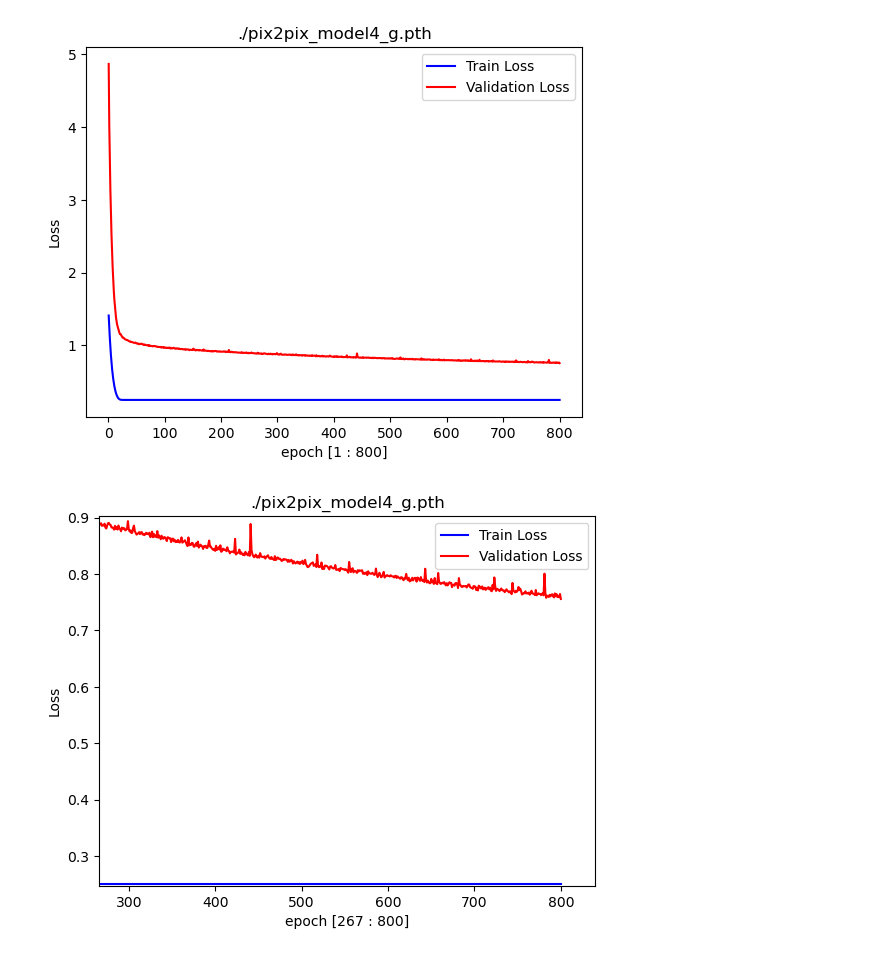
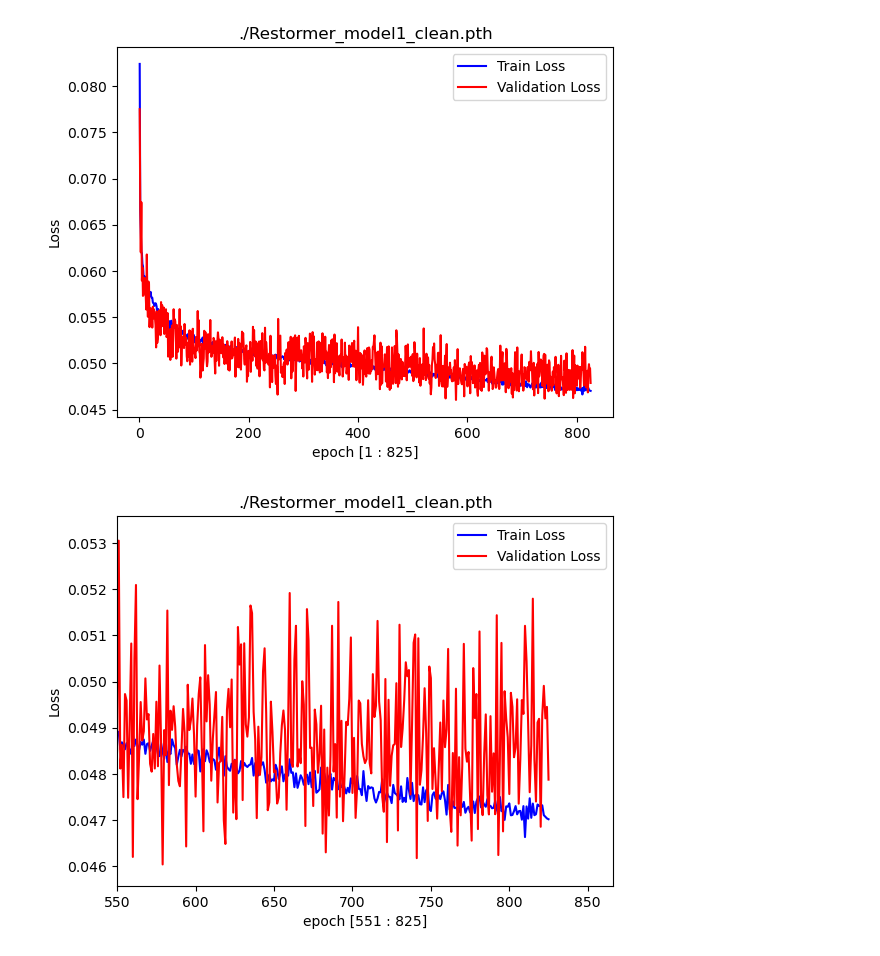
Before and after one commit to joohyun7u/mlp_compitition, a Jupyter notebook: cjh/loss/loss_visual.ipynb, the cells around one changed output. Drawn from its saved outputs; the diff is of its cells as text; code cells hidden in the pictures.

Commit message:
restormer submit

```diff
--- a/cjh/loss/loss_visual.ipynb
+++ b/cjh/loss/loss_visual.ipynb
@@ -8,10 +8,11 @@ pth_num = 3
 load_loss_pth ='./'+sel_model+'_model'+ str(pth_num)+'.pth'
 # load_loss_pth ='./ResNet18_model2.pth'
 
-model_list = ['DnCNN', 'ResNet18', 'RFDN', 'DRLN', 'pix2pix']
+#            [   0          1         2      3          4          5         6         7          8     ]
+model_list = ['DnCNN', 'ResNet18', 'RFDN', 'DRLN', 'pix2pix', 'pix2pix2', 'swinir', 'KBNet', 'Restormer']
 
-sel_model = model_list[4]
-pth_num =4
+sel_model = model_list[8]
+pth_num =1
 noise = False
 if noise: pth = '.pth'
 else: pth = '_clean.pth'
@@ -23,36 +24,36 @@ if save_record:
 
 
 
 def plt_show(xrange=0):
     plt.plot(epoch, train_loss, label="Train Loss", color='b')
     plt.plot(epoch, val_loss, label="Validation Loss", color='r')
     plt.title(load_loss_pth)
     plt.legend(loc="best")
     plt.ylabel("Loss")
     # plt.ylim(0,0.1)
     plt.xlabel(f'epoch [{epoch[0]} : {epoch[-1]}]')
     if xrange:
         plt.xlim(xrange)
         plt.ylim(min([min(train_loss),min(val_loss)])*0.99,max([max(train_loss[xrange:]),max(val_loss[xrange:])])*1.01)
         plt.xlabel(f'epoch [{epoch[xrange]} : {epoch[-1]}]')
     plt.show()
 
 checkpoint = torch.load(load_loss_pth) # 경로에서 .pt 파일 불러오기
 model = checkpoint['model']
 epoch = checkpoint['epoch']
 train_loss =checkpoint['train_loss']
 val_loss = checkpoint['val_loss']
 epochs =[]
 for i in epoch:
     epochs.append(i + 1)
 epoch = epochs
 # plt.subplot(1,2,1)
 plt_show()
 # plt.subplot(1,2,2)
-plt_show(int(epoch[-1]/3))
+plt_show(int(epoch[-1]*4/6))
 # %% [output]
-[figure, old version]
+[figure, new version]
-[figure, old version]
+[figure, new version]
 # %%
 if False:
     prange=range(50,1001,50)
```
Also changed, not shown: 9 other files.
